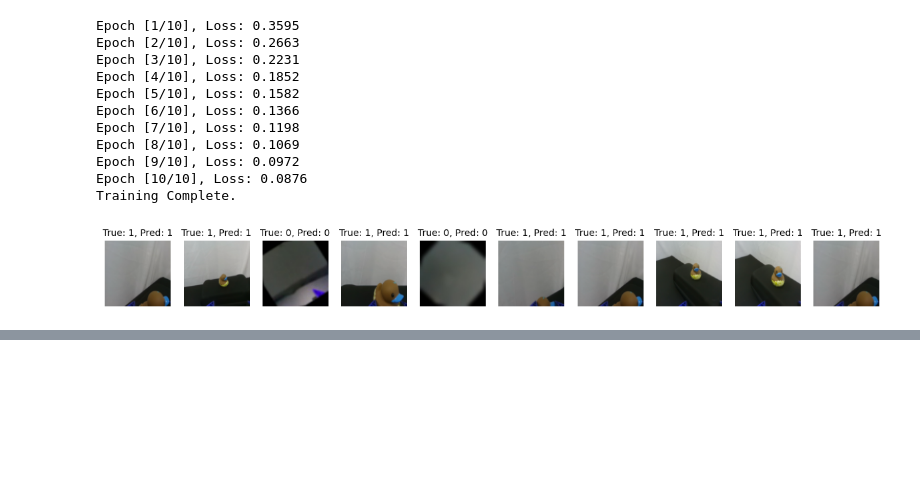
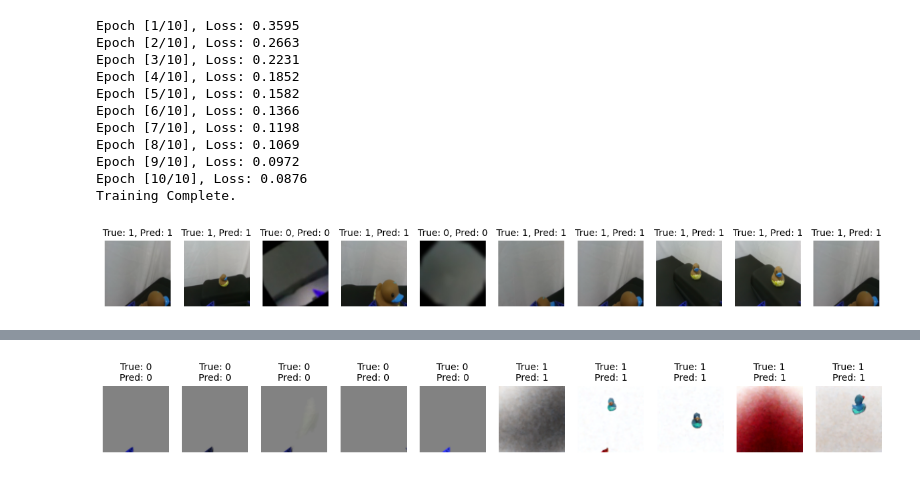
Before and after one commit to AssistiveRoboticsUNH/Safe_diffusion_policy, a Jupyter notebook: train_object_detector_using_visionencoder.ipynb, the cells around one changed output, grey strips where cells are left out. Drawn from its saved outputs; the diff is of its cells as text; code cells hidden in the pictures; blank space fills up the shorter version.

```diff
--- a/train_object_detector_using_visionencoder.ipynb
+++ b/train_object_detector_using_visionencoder.ipynb
@@ -319,0 +607,24 @@ predict_object_detector(dataloader, num_samples=10)
+# %%
+# Plot sample predictions on a few images ensuring both classes are represented
+
+# Collect indices for each class
+class0_indices = [i for i in range(len(dataset)) if dataset[i][1] == 0]
+class1_indices = [i for i in range(len(dataset)) if dataset[i][1] == 1]
+
+# Number of samples to display per class
+num_samples_per_class = 5
+
+# Select indices (if available)
+selected_indices = class0_indices[:num_samples_per_class] + class1_indices[:num_samples_per_class]
+
+fig, axes = plt.subplots(1, len(selected_indices), figsize=(15, 5))
+for ax, idx in zip(axes, selected_indices):
+    img, true_label = dataset[idx]
+    pred_label = knn_classifier.predict([extract_feature(img, vision_encoder, device)])[0]
+    img_np = img.permute(1, 2, 0).numpy()
+    ax.imshow(img_np)
+    ax.set_title(f"True: {true_label}\nPred: {pred_label}", fontsize=10)
+    ax.axis("off")
+plt.show()
+# %% [output]
+[figure, added]
```
Also changed, not shown: parts of 2 cells of this notebook, 2 other files.
